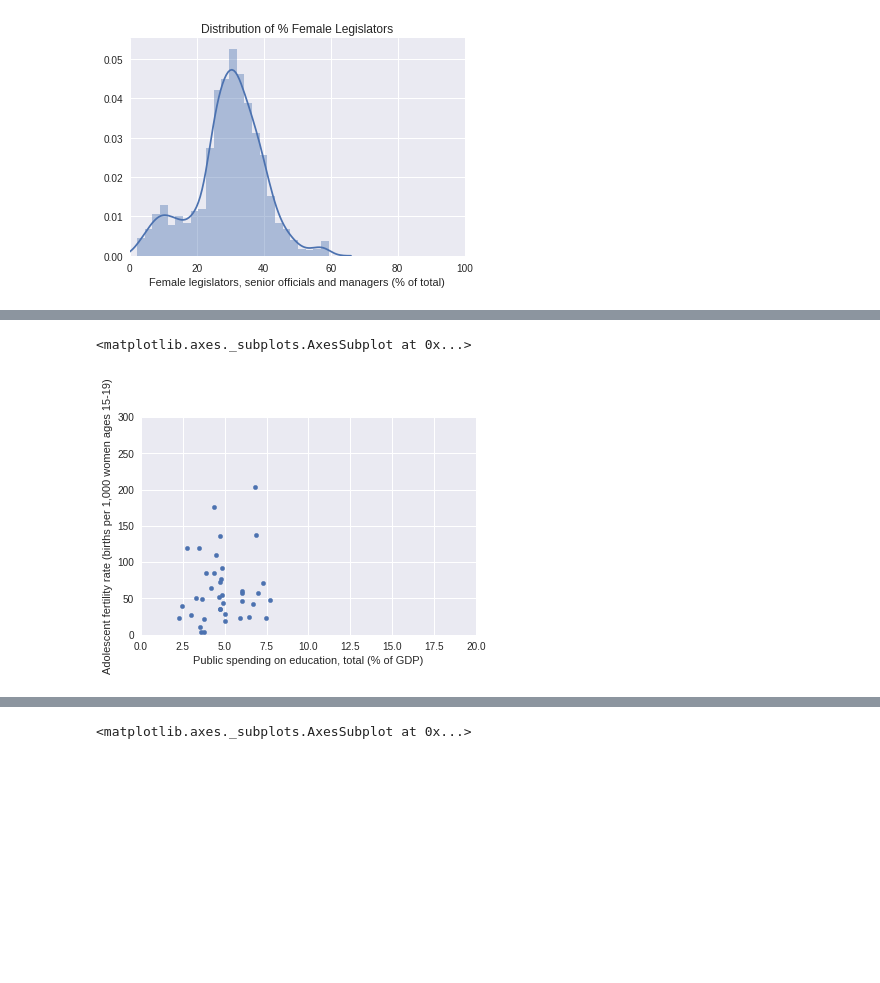
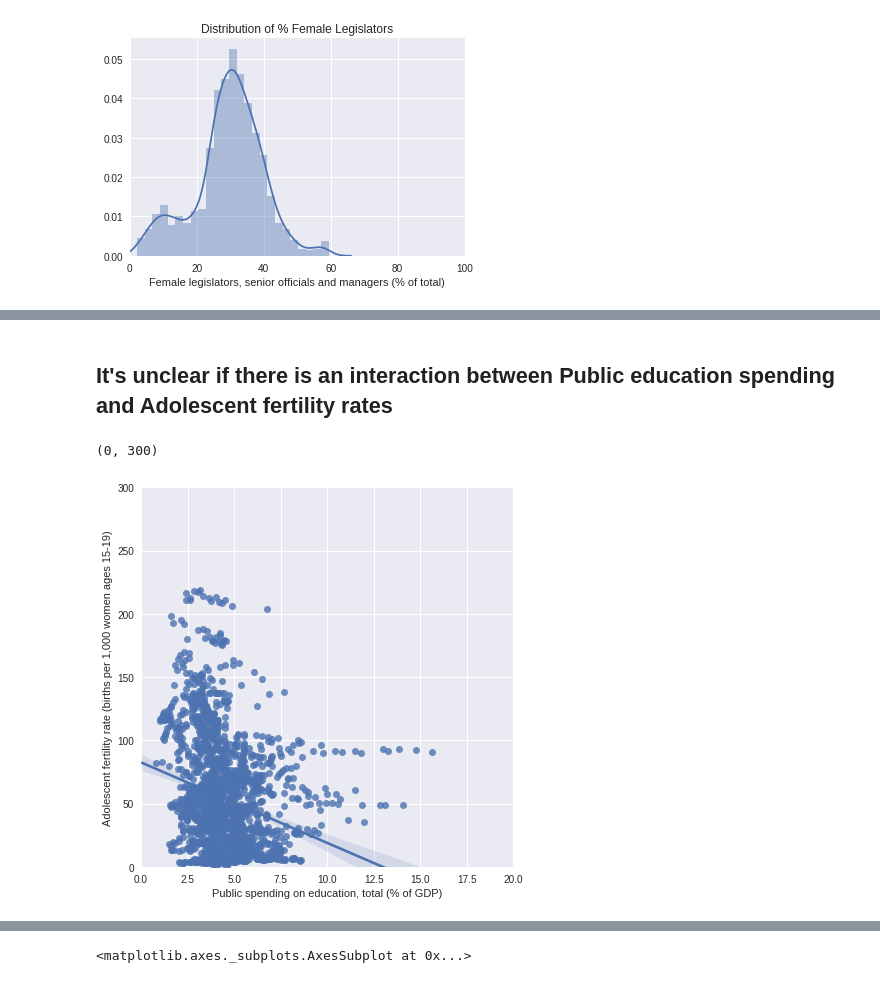
Before and after one commit to circushaase/Capstone-1_WorldBank_GenderData, a Jupyter notebook: Data_story.ipynb, the cells around one changed output, grey strips where cells are left out. Saved outputs shown, nothing was run; the diff lists cells and outputs as text; code cells hidden in the pictures; blank space fills up the shorter version.

```diff
--- a/Data_story.ipynb
+++ b/Data_story.ipynb
@@ -70,6 +78,11 @@ groups.plot(x= 'Country.Name', y='Number of maternal deaths', kind = 'bar', figs
+# %% [markdown]
+## It's unclear if there is an interaction between Public education spending and Adolescent fertility rates
 # %%
-#scatter plot to look at Public education spending vs Teen pregnancy rates
-df2014.plot( x='Public spending on education, total (% of GDP)', y= 'Adolescent fertility rate (births per 1,000 women ages 15-19)', kind = 'scatter', xlim = (0,20), ylim= (0, 300))
+#Regression plot of Public education spending vs Teen pregnancy rates
+b = sns.FacetGrid(df, size=6)
+b.map(sns.regplot, "Public spending on education, total (% of GDP)", "Adolescent fertility rate (births per 1,000 women ages 15-19)")
+plt.xlim(0, 20)
+plt.ylim(0, 300)
 # %% [output]
-<matplotlib.axes._subplots.AxesSubplot at 0x...>
+(0, 300)
-[figure, old version]
+[figure, new version]
```
Also changed, not shown: parts of 72 cells of this notebook.
